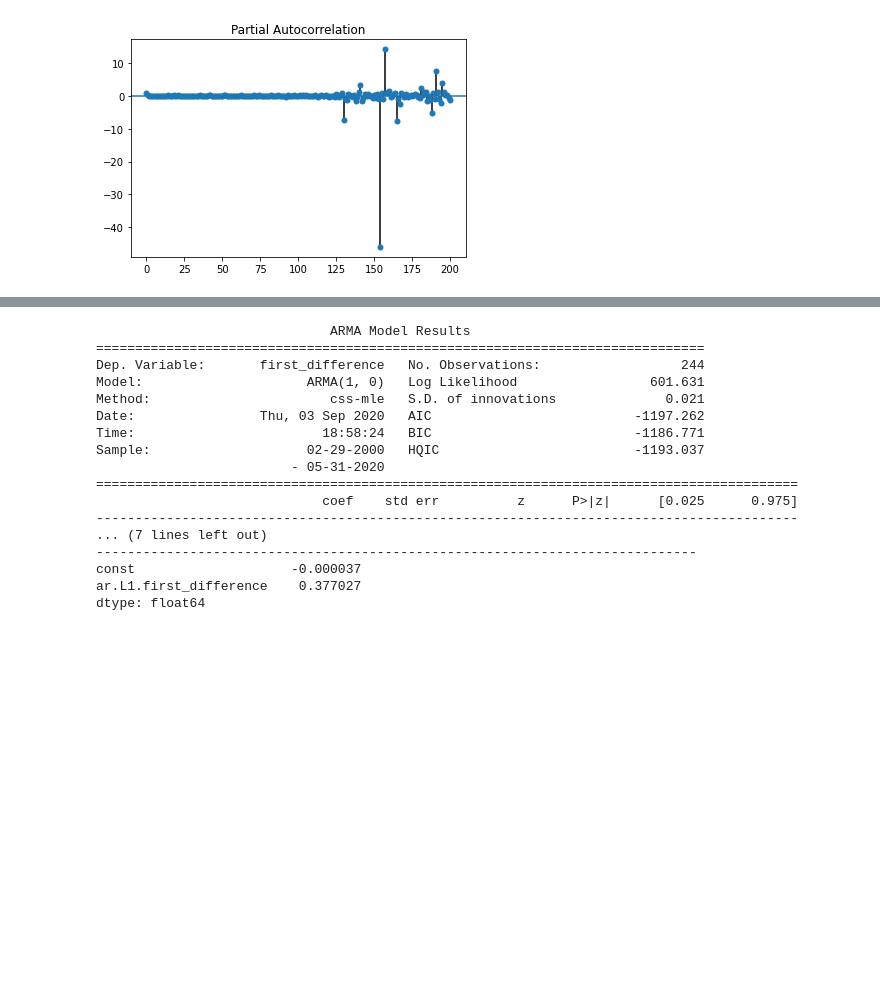
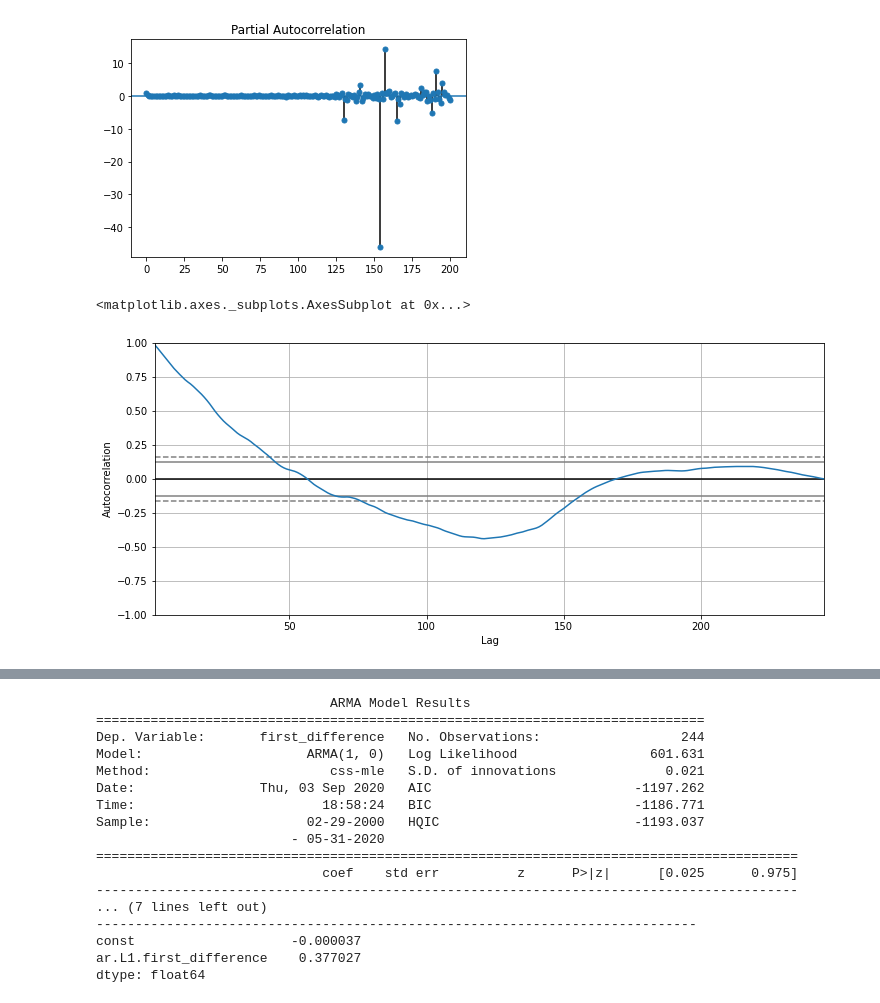
Before and after one commit to marmistead91/Foreign-Exchange-Rates-Time-Series, a Jupyter notebook: Time Series.ipynb, the cells around one changed output, grey strips where cells are left out. Drawn from its saved outputs; the diff is of its cells as text; code cells hidden in the pictures; blank space fills up the shorter version.

```diff
--- a/Time Series.ipynb
+++ b/Time Series.ipynb
@@ -588,3 +590,9 @@ plot_pacf(month_aus.first_difference.dropna(), lags=200)
 [figure]
 <Figure size 864x360 with 0 Axes>
 [figure]
+# %%
+plt.figure(figsize=(12,5))
+autocorrelation_plot(month_aus.Australia)
+# %% [output]
+<matplotlib.axes._subplots.AxesSubplot at 0x...>
+[figure, added]
```
Also changed, not shown: parts of 10 cells of this notebook.
